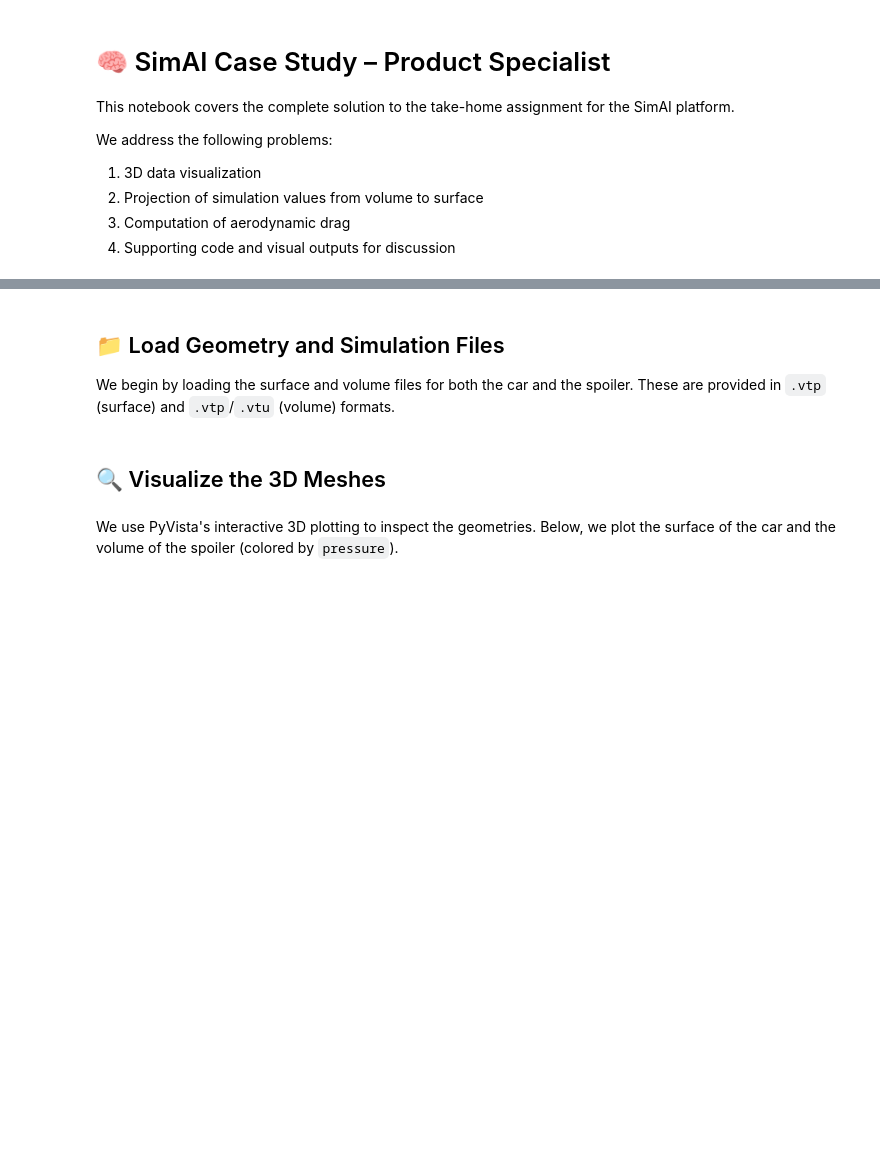
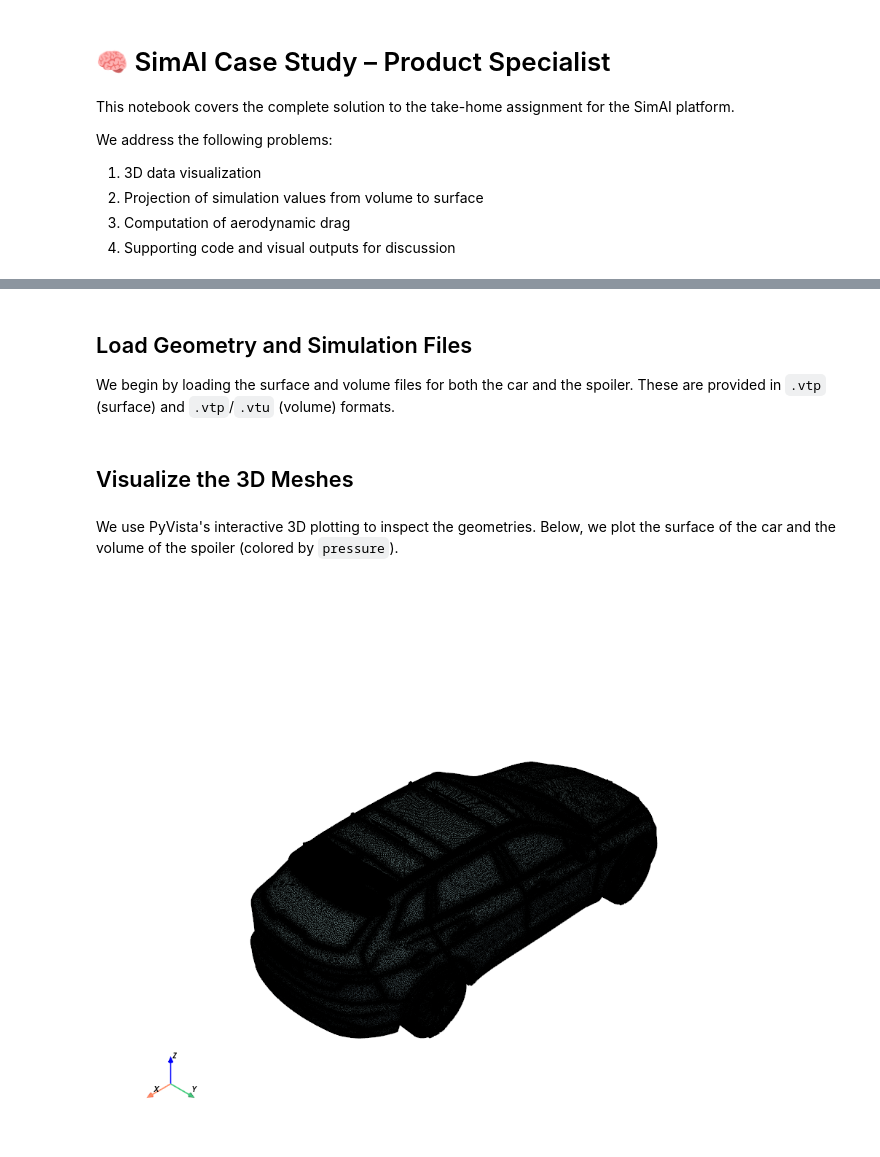
Before and after one commit to FlorianJacta/Work-Home, a Jupyter notebook: SimAI_Case_Study_Complete.ipynb, the cells around one changed output, grey strips where cells are left out. Cells and saved outputs as stored; diff of their text form; code cells hidden in the pictures; blank space fills up the shorter version.

Commit message:
Add images to Notebook

```diff
--- a/SimAI_Case_Study_Complete.ipynb
+++ b/SimAI_Case_Study_Complete.ipynb
@@ -24,12 +44,12 @@ import numpy as np
 import os
 
 # Ensure plots are rendered inline
-pv.set_jupyter_backend('pythreejs')  # You can use 'panel' or 'static' as fallback
+pv.set_jupyter_backend('static')  # You can use 'panel' or 'static' as fallback
 
 # Set data directory
 DATA_DIR = os.path.join('src', 'data')
 # %% [markdown]
-## 📁 Load Geometry and Simulation Files
+## Load Geometry and Simulation Files
 We begin by loading the surface and volume files for both the car and the spoiler. These are provided in `.vtp` (surface) and `.vtp`/`.vtu` (volume) formats.
 # %%
 # Car geometry
@@ -40,11 +60,13 @@ volume_car = pv.read(os.path.join(DATA_DIR, 'volume_car.vtp'))
 surface_spoiler = pv.read(os.path.join(DATA_DIR, 'surface_spoiler.vtp'))
 volume_spoiler = pv.read(os.path.join(DATA_DIR, 'volume_spoiler.vtu'))
 # %% [markdown]
-## 🔍 Visualize the 3D Meshes
+## Visualize the 3D Meshes
 # %% [markdown]
 We use PyVista's interactive 3D plotting to inspect the geometries. Below, we plot the surface of the car and the volume of the spoiler (colored by `pressure`).
 # %%
 # Visualize surface of the car
-surface_car.plot(title='Car Surface Mesh', show_edges=True)
+surface_car.plot(show_edges=True)
+# %% [output]
+[figure, added]
 # %%
 # Visualize pressure field on spoiler volume
```
Also changed, not shown: parts of 13 cells of this notebook.
